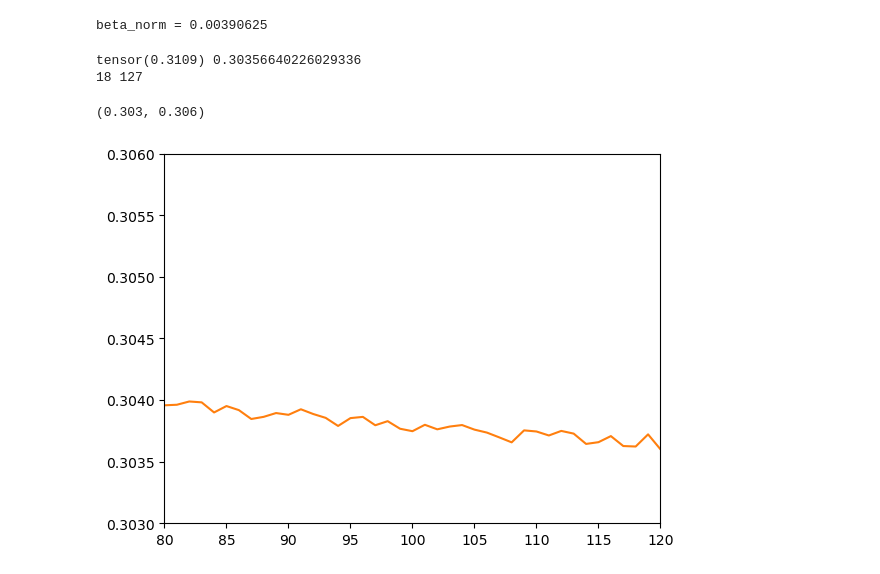
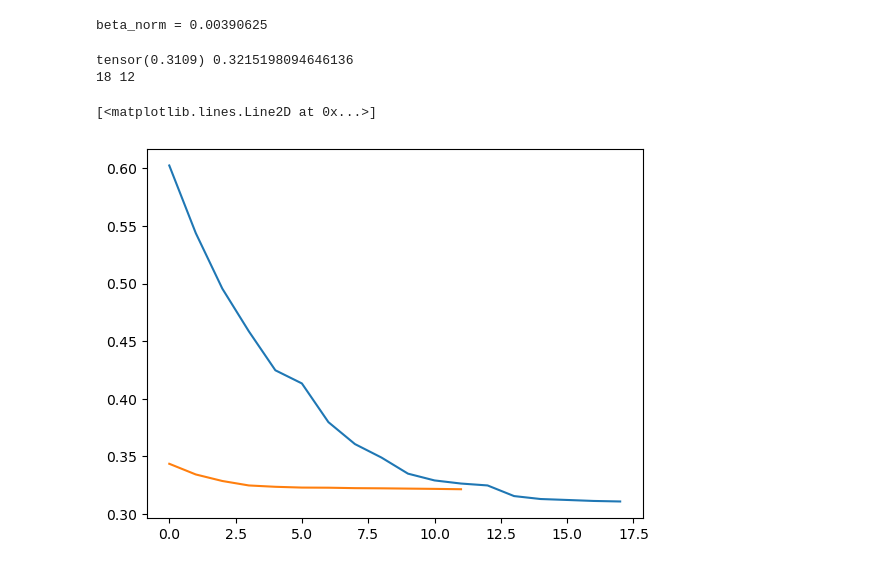
Before and after one commit to felsager/vae_lung_tumor_segmentation, a Jupyter notebook: notebooks/vae_model_2.ipynb, the cells around one changed output. Saved outputs shown, nothing was run; the diff lists cells and outputs as text; code cells hidden in the pictures.

Commit message:
before optuna lr tuning, with only 1 chunk train data

```diff
--- a/notebooks/vae_model_2.ipynb
+++ b/notebooks/vae_model_2.ipynb
@@ -122,14 +126,12 @@ optimizer = optim.AdamW(model.parameters(), lr=3e-4)
 # %%
 def make_train_loader(idx):
-    batch_size = 256
     train_data = torch.load(f'../augmenteddata/unaugmented_chunk_{idx}.pt')
-    train_loader = D.DataLoader(train_data, batch_size=batch_size, shuffle=True)
+    train_loader = D.DataLoader(train_data, batch_size=batch_size, shuffle=True, num_workers=no_workers)
     return train_loader
 # %%
 def make_dev_loader():
-    batch_size = 256
     dev_data = torch.load(f'../augmenteddata/unaugmented_chunk_{9}.pt')
-    dev_loader = D.DataLoader(dev_data, batch_size=batch_size, shuffle=True)
+    dev_loader = D.DataLoader(dev_data, batch_size=batch_size, shuffle=True, num_workers=no_workers)
     return dev_loader
 # %%
 def make_loaders_2():
@@ -164,13 +165,13 @@ def plot_grad_flow(named_parameters):
     plt.grid(True)
     plt.show()
 # %%
-def train_epoch(model, optimizer):
+def train_epoch(model, optimizer, train_loader):
     model.train()
     losses = 0
-    for i in torch.randperm(10):
+    '''for i in torch.randperm(10):
         i = int(i)
-        train_loader = make_train_loader(i)
-        for x in train_loader:
+        train_loader = make_train_loader(i)'''
+    for x in train_loader:
             x = x.to(device)
             optimizer.zero_grad()
             x_hat, mu, log_var = model.forward(x)
@@ -205,31 +206,30 @@ NUM_EPOCHS = 1000
 
 #train_loader, dev_loader = make_loaders()
 #train_loader, dev_loader = make_loaders_2()
+train_loader = make_train_loader(0)
 dev_loader = make_dev_loader()
 for epoch in range(1, NUM_EPOCHS+1):
     start_time = timer()
-    train_loss = train_epoch(model, optimizer)
+    train_loss = train_epoch(model, optimizer, train_loader)
     train_losses.append(train_loss)
     end_time = timer()
     dev_loss = evaluate(model, dev_loader)
     dev_losses.append(dev_loss)
     print((f"Epoch: {epoch}, Train loss: {train_loss:.3f}, Dev loss: {dev_loss:.3f}, "f"Epoch time = {(end_time - start_time):.3f}s"))
 # %%
-torch.save(model, '../saved_models/model_22')
-torch.save(torch.Tensor(train_losses), '../losses/train_losses_model_22')
-torch.save(torch.Tensor(dev_losses), '../losses/dev_losses_model_22')
+torch.save(model, '../saved_models/model_26')
+torch.save(torch.Tensor(train_losses), '../losses/train_losses_model_26')
+torch.save(torch.Tensor(dev_losses), '../losses/dev_losses_model_26')
 dev_losses_2 = torch.load('../losses/dev_losses_model_15')
 print(dev_losses_2[-1], dev_losses[-1])
 print(len(dev_losses_2), len(dev_losses))
 plt.plot((dev_losses_2))
 plt.plot((dev_losses))
-plt.xlim([80, 120])
-plt.ylim([0.303, 0.306])
 # %% [output]
-tensor(0.3109) 0.30356640226029336
-18 127
+tensor(0.3109) 0.3215198094646136
+18 12
-(0.303, 0.306)
+[<matplotlib.lines.Line2D at 0x...>]
-[figure, old version]
+[figure, new version]
 # %%
 model.eval()
 x_test = next(iter(dev_loader))[0].view(1, 256, 256).to(device)
```
Also changed, not shown: parts of 4 cells of this notebook, 4 other files.
